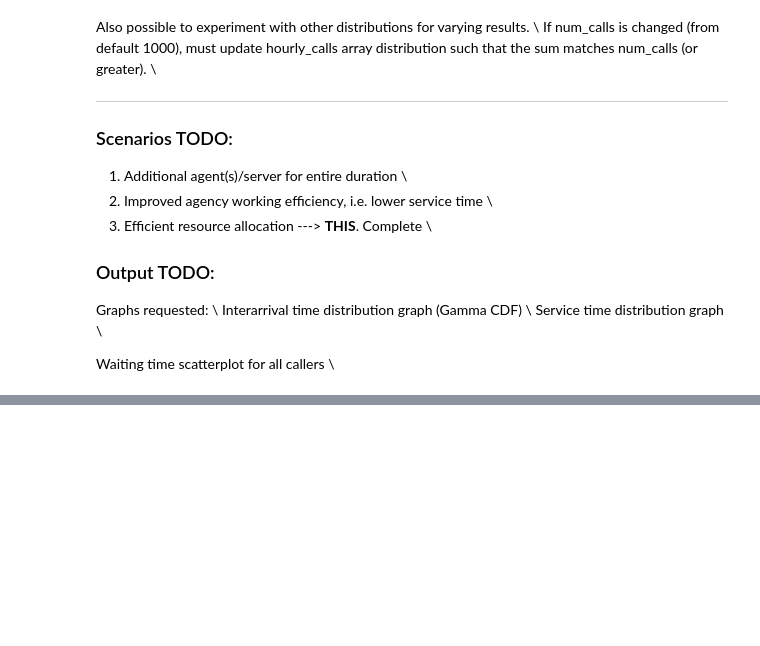
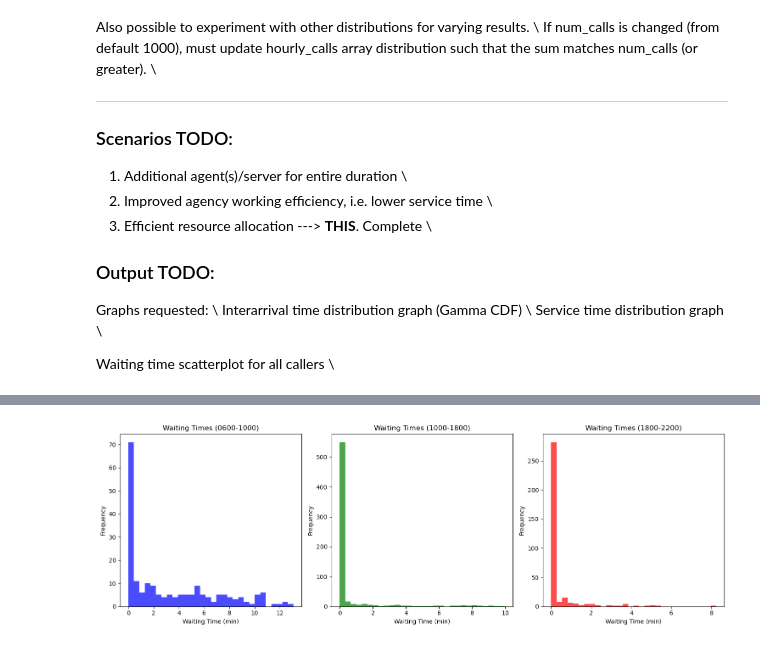
Before and after one commit to yumisu24/SYS5110_project, a Jupyter notebook: v2_1_Call_Centre_Simulation_optimized_shifts.ipynb, the cells around one changed output, grey strips where cells are left out. Drawn from its saved outputs; the diff is of its cells as text; code cells hidden in the pictures; blank space fills up the shorter version.

```diff
--- a/v2_1_Call_Centre_Simulation_optimized_shifts.ipynb
+++ b/v2_1_Call_Centre_Simulation_optimized_shifts.ipynb
@@ -531,0 +568,34 @@ Graphs requested: \\
+# %%
+import matplotlib.pyplot as plt
+
+# Data for the graphs
+segments = ['0600-1000', '1000-1800', '1800-2200']
+waiting_times_s1 = waiting_times[:num_calls_s1]
+waiting_times_s2 = waiting_times[num_calls_s1:num_calls_s1 + num_calls_s2]
+waiting_times_s3 = waiting_times[num_calls_s1 + num_calls_s2:]
+
+# Plotting waiting times for each segment
+plt.figure(figsize=(15, 5))
+
+plt.subplot(1, 3, 1)
+plt.hist(waiting_times_s1, bins=30, color='blue', alpha=0.7)
+plt.xlabel('Waiting Time (min)')
+plt.ylabel('Frequency')
+plt.title('Waiting Times (0600-1000)')
+
+plt.subplot(1, 3, 2)
+plt.hist(waiting_times_s2, bins=30, color='green', alpha=0.7)
+plt.xlabel('Waiting Time (min)')
+plt.ylabel('Frequency')
+plt.title('Waiting Times (1000-1800)')
+
+plt.subplot(1, 3, 3)
+plt.hist(waiting_times_s3, bins=30, color='red', alpha=0.7)
+plt.xlabel('Waiting Time (min)')
+plt.ylabel('Frequency')
+plt.title('Waiting Times (1800-2200)')
+
+plt.tight_layout()
+plt.show()
+# %% [output]
+[figure, added]
```
Also changed, not shown: parts of 6 cells of this notebook, 4 other files.
